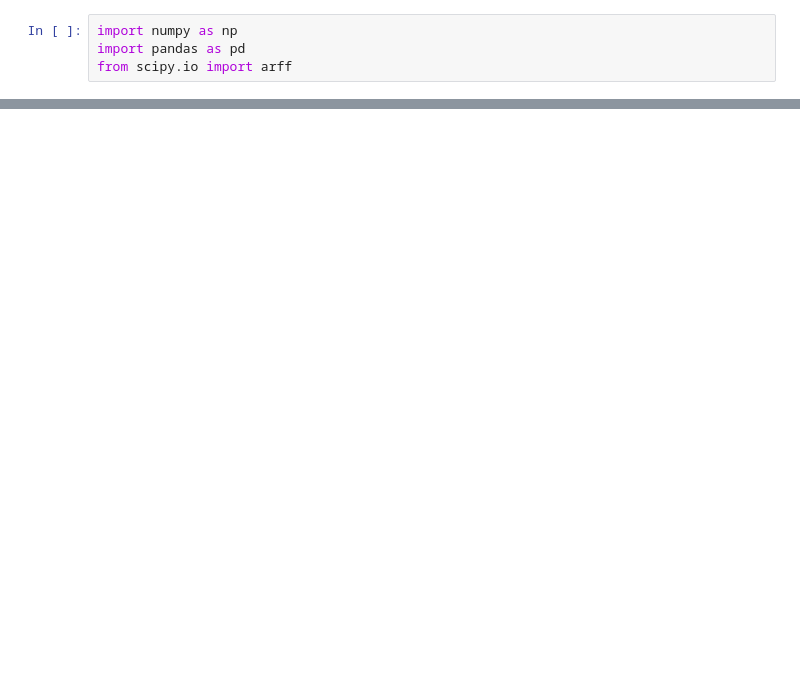
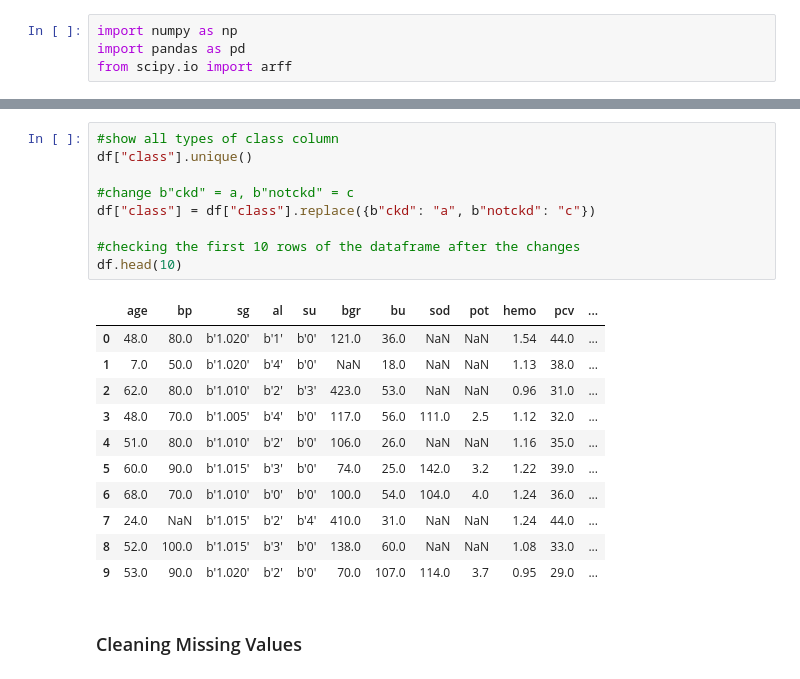
Before and after one commit to alekkiq/dkko-g2, a Jupyter notebook: assignments/mod_1_2.ipynb, the cells around one changed output, grey strips where cells are left out. Saved outputs shown, nothing was run; the diff lists cells and outputs as text; blank space fills up the shorter version.

```diff
--- a/assignments/mod_1_2.ipynb
+++ b/assignments/mod_1_2.ipynb
@@ -16,0 +57,23 @@ df.head()
+# %%
+#show all types of class column
+df["class"].unique()
+
+#change b"ckd" = a, b"notckd" = c
+df["class"] = df["class"].replace({b"ckd": "a", b"notckd": "c"})
+
+#checking the first 10 rows of the dataframe after the changes
+df.head(10)
+# %% [output]
+|  | age | bp | sg | al | su | bgr | bu | sod | pot | hemo | pcv | ... |
+| 0 | 48.0 | 80.0 | b'1.020' | b'1' | b'0' | 121.0 | 36.0 | NaN | NaN | 1.54 | 44.0 | ... |
+| 1 | 7.0 | 50.0 | b'1.020' | b'4' | b'0' | NaN | 18.0 | NaN | NaN | 1.13 | 38.0 | ... |
+| 2 | 62.0 | 80.0 | b'1.010' | b'2' | b'3' | 423.0 | 53.0 | NaN | NaN | 0.96 | 31.0 | ... |
+| 3 | 48.0 | 70.0 | b'1.005' | b'4' | b'0' | 117.0 | 56.0 | 111.0 | 2.5 | 1.12 | 32.0 | ... |
+| 4 | 51.0 | 80.0 | b'1.010' | b'2' | b'0' | 106.0 | 26.0 | NaN | NaN | 1.16 | 35.0 | ... |
+| 5 | 60.0 | 90.0 | b'1.015' | b'3' | b'0' | 74.0 | 25.0 | 142.0 | 3.2 | 1.22 | 39.0 | ... |
+| 6 | 68.0 | 70.0 | b'1.010' | b'0' | b'0' | 100.0 | 54.0 | 104.0 | 4.0 | 1.24 | 36.0 | ... |
+| 7 | 24.0 | NaN | b'1.015' | b'2' | b'4' | 410.0 | 31.0 | NaN | NaN | 1.24 | 44.0 | ... |
+| 8 | 52.0 | 100.0 | b'1.015' | b'3' | b'0' | 138.0 | 60.0 | NaN | NaN | 1.08 | 33.0 | ... |
+| 9 | 53.0 | 90.0 | b'1.020' | b'2' | b'0' | 70.0 | 107.0 | 114.0 | 3.7 | 0.95 | 29.0 | ... |
+# %% [markdown]
+### Cleaning Missing Values
```
Also changed, not shown: parts of 10 cells of this notebook.
